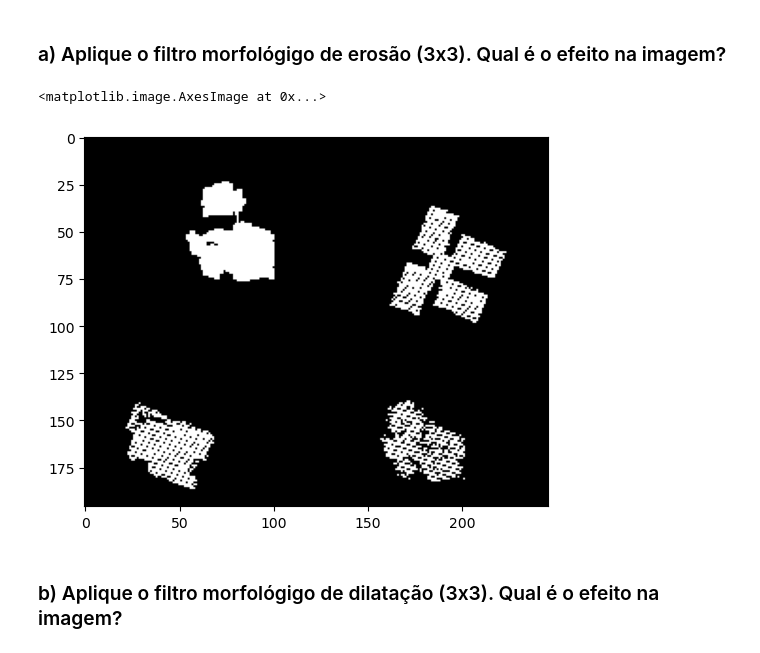
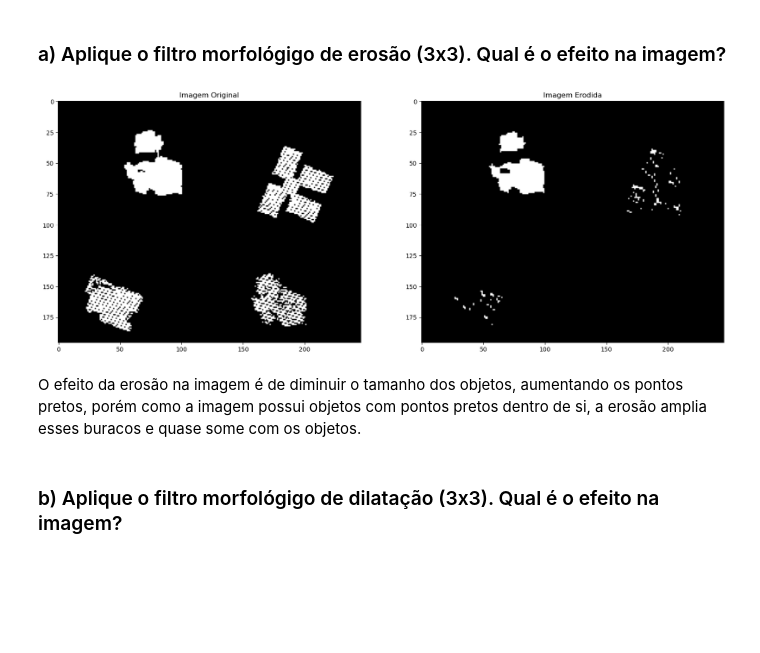
Before and after one commit to LuizHVicari/Processamento-de-imagens, a Jupyter notebook: Aula 012/Exercicios.ipynb, the cells around one changed output. Saved outputs shown, nothing was run; the diff lists cells and outputs as text; code cells hidden in the pictures; blank space fills up the shorter version.

```diff
--- a/Aula 012/Exercicios.ipynb
+++ b/Aula 012/Exercicios.ipynb
@@ -169,12 +169,26 @@ plt.show()
 ## 2) Considere a imagem img4.png
 # %% [markdown]
 ### a) Aplique o filtro morfológigo de erosão (3x3). Qual é o efeito na imagem?
-# %%
-img4 = cv2.imread('img4.png', cv2.IMREAD_GRAYSCALE)
-plt.imshow(img4, cmap='gray')
-# %% [output]
-<matplotlib.image.AxesImage at 0x...>
-[figure, removed]
+# %%
+img4 = cv2.imread('img4.png', cv2.IMREAD_GRAYSCALE)
+
+img4_erode = cv2.erode(img4, kernel, iterations=1)
+
+plt.figure(figsize=(20, 20))
+
+plt.subplot(1, 2, 1)
+plt.title('Imagem Original')
+plt.imshow(img4, cmap='gray')
+
+plt.subplot(1, 2, 2)
+plt.title('Imagem Erodida')
+plt.imshow(img4_erode, cmap='gray')
+
+plt.show()
+# %% [output]
+[figure, added]
+# %% [markdown]
+O efeito da erosão na imagem é de diminuir o tamanho dos objetos, aumentando os pontos pretos, porém como a imagem possui objetos com pontos pretos dentro de si, a erosão amplia esses buracos e quase some com os objetos.
 # %% [markdown]
 ### b) Aplique o filtro morfológigo de dilatação (3x3). Qual é o efeito na imagem?
 # %%
```
